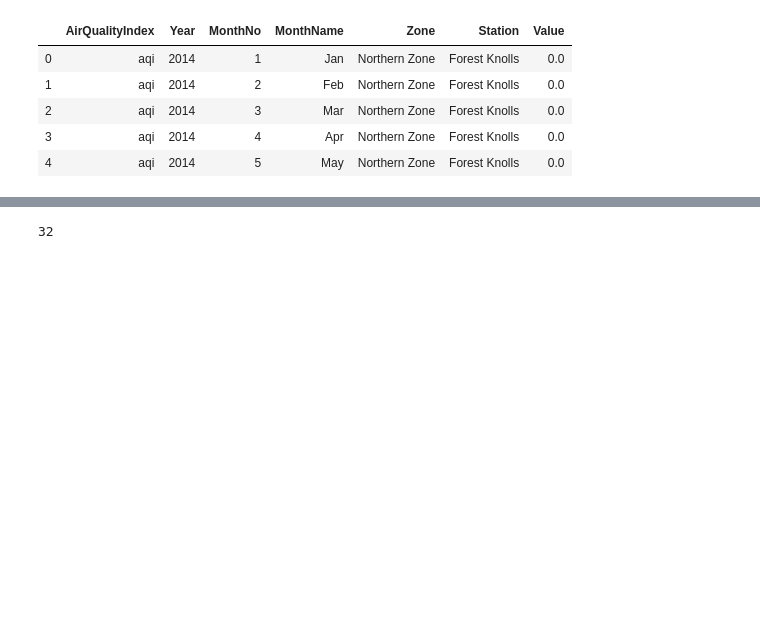
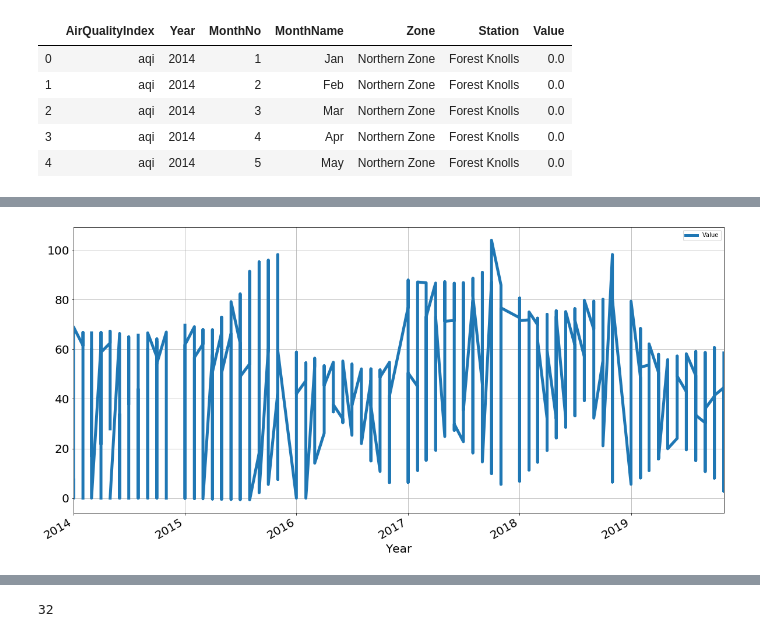
Before and after one commit to s-c-soma/cmpe255_CA_RespiratoryDiseaseVS.Airquality_Prediction-Association, a Jupyter notebook: notebooks/AQ-Vistualization.ipynb, the cells around one changed output, grey strips where cells are left out. Cells and saved outputs as stored; diff of their text form; code cells hidden in the pictures; blank space fills up the shorter version.

```diff
--- a/notebooks/AQ-Vistualization.ipynb
+++ b/notebooks/AQ-Vistualization.ipynb
@@ -20,0 +95,6 @@ data.head()
+# %%
+value = filtered_zonedata[['Value']]
+value.rolling(12).mean().plot(figsize=(20,10), linewidth=5, fontsize=20, grid=True)
+plt.xlabel('Year', fontsize=20);
+# %% [output]
+[figure, added]
```
Also changed, not shown: parts of 10 cells of this notebook.
